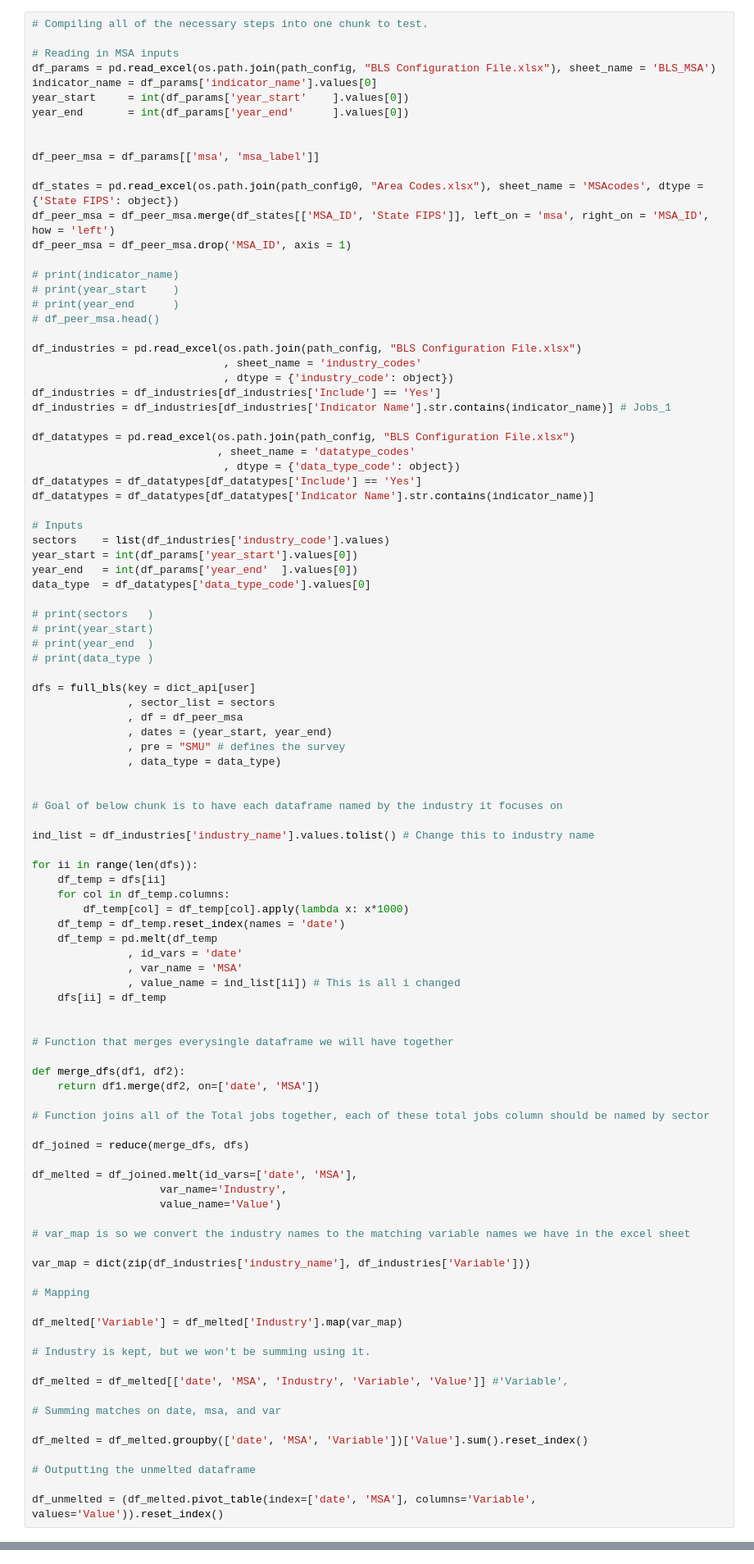
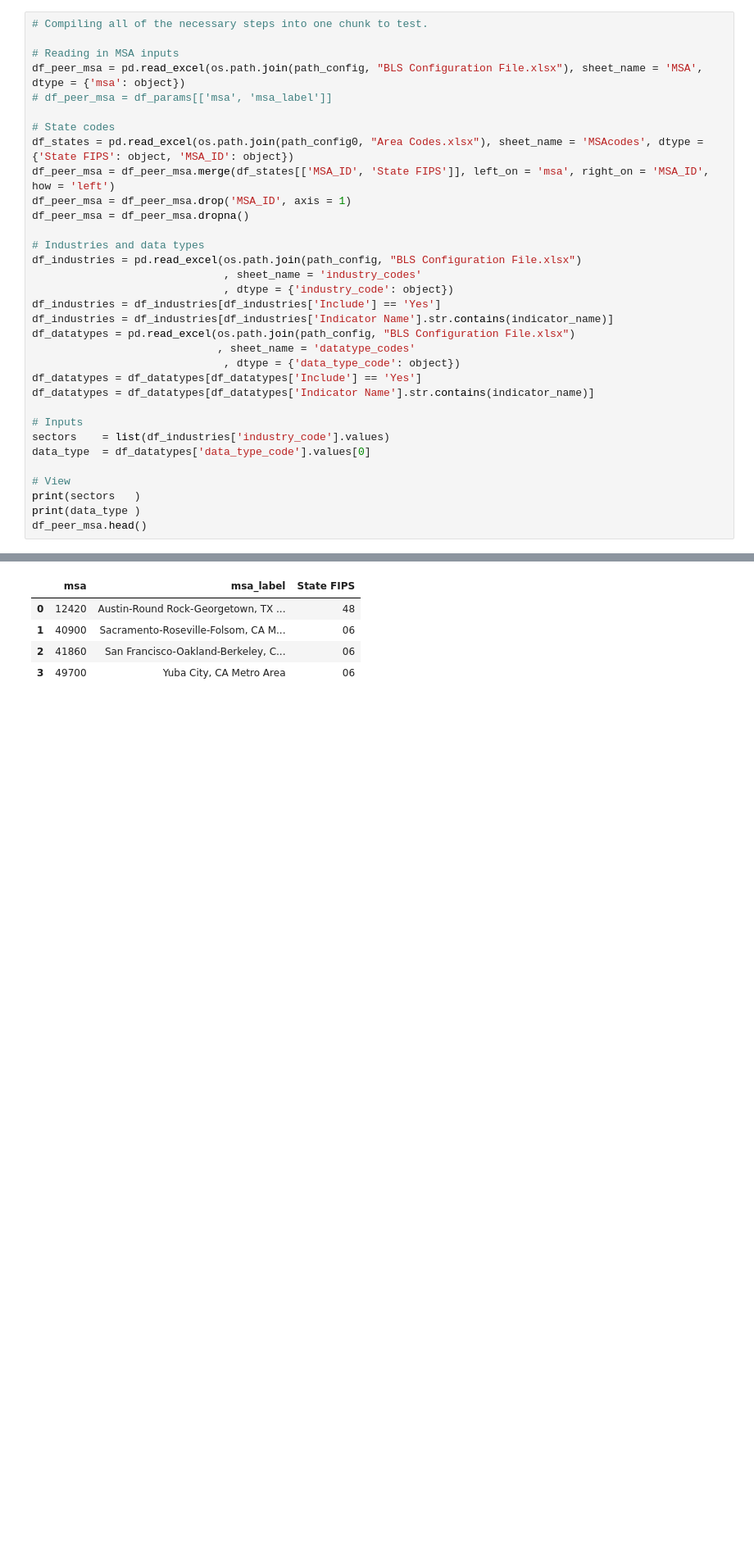
Before and after one commit to SACOG/Regional-Monitoring, a Jupyter notebook: Indicator_Gen/Python Code/BLS/BLS Queries.ipynb, the cells around one changed output, grey strips where cells are left out. Shown: that part at 82% size. Saved outputs shown, nothing was run; the diff lists cells and outputs as text; blank space fills up the shorter version.

```diff
--- a/Indicator_Gen/Python Code/BLS/BLS Queries.ipynb
+++ b/Indicator_Gen/Python Code/BLS/BLS Queries.ipynb
@@ -216,29 +110,21 @@ def full_bls(sector_list, df, dates, key, pre, data_type):
 # Compiling all of the necessary steps into one chunk to test.
 
 # Reading in MSA inputs
-df_params = pd.read_excel(os.path.join(path_config, "BLS Configuration File.xlsx"), sheet_name = 'BLS_MSA')
-indicator_name = df_params['indicator_name'].values[0]
-year_start     = int(df_params['year_start'    ].values[0])
-year_end       = int(df_params['year_end'      ].values[0])
+df_peer_msa = pd.read_excel(os.path.join(path_config, "BLS Configuration File.xlsx"), sheet_name = 'MSA', dtype = {'msa': object})
+# df_peer_msa = df_params[['msa', 'msa_label']]
 
-
-df_peer_msa = df_params[['msa', 'msa_label']]
-
-df_states = pd.read_excel(os.path.join(path_config0, "Area Codes.xlsx"), sheet_name = 'MSAcodes', dtype = {'State FIPS': object})
+# State codes
+df_states = pd.read_excel(os.path.join(path_config0, "Area Codes.xlsx"), sheet_name = 'MSAcodes', dtype = {'State FIPS': object, 'MSA_ID': object})
 df_peer_msa = df_peer_msa.merge(df_states[['MSA_ID', 'State FIPS']], left_on = 'msa', right_on = 'MSA_ID', how = 'left')
 df_peer_msa = df_peer_msa.drop('MSA_ID', axis = 1)
+df_peer_msa = df_peer_msa.dropna()
 
-# print(indicator_name)
-# print(year_start    )
-# print(year_end      )
-# df_peer_msa.head()
-
+# Industries and data types
 df_industries = pd.read_excel(os.path.join(path_config, "BLS Configuration File.xlsx")
                               , sheet_name = 'industry_codes'
                               , dtype = {'industry_code': object})
 df_industries = df_industries[df_industries['Include'] == 'Yes']
-df_industries = df_industries[df_industries['Indicator Name'].str.contains(indicator_name)] # Jobs_1
-
+df_industries = df_industries[df_industries['Indicator Name'].str.contains(indicator_name)]
 df_datatypes = pd.read_excel(os.path.join(path_config, "BLS Configuration File.xlsx")
                              , sheet_name = 'datatype_codes'
                               , dtype = {'data_type_code': object})
@@ -247,68 +133,10 @@ df_datatypes = df_datatypes[df_datatypes['Indicator Name'].str.contains(indicato
 
 # Inputs
 sectors    = list(df_industries['industry_code'].values)
-year_start = int(df_params['year_start'].values[0])
-year_end   = int(df_params['year_end'  ].values[0])
 data_type  = df_datatypes['data_type_code'].values[0]
 
-# print(sectors   )
-# print(year_start)
-# print(year_end  )
-# print(data_type )
-
-dfs = full_bls(key = dict_api[user]
-               , sector_list = sectors
-               , df = df_peer_msa
-               , dates = (year_start, year_end)
-               , pre = "SMU" # defines the survey
-               , data_type = data_type)
-
-
-# Goal of below chunk is to have each dataframe named by the industry it focuses on
-
-ind_list = df_industries['industry_name'].values.tolist() # Change this to industry name
-
-for ii in range(len(dfs)):
-    df_temp = dfs[ii]
-    for col in df_temp.columns:
-        df_temp[col] = df_temp[col].apply(lambda x: x*1000)
-    df_temp = df_temp.reset_index(names = 'date')
-    df_temp = pd.melt(df_temp
-               , id_vars = 'date'
-               , var_name = 'MSA'
-               , value_name = ind_list[ii]) # This is all i changed
-    dfs[ii] = df_temp
-
-
-# Function that merges everysingle dataframe we will have together
-
-def merge_dfs(df1, df2):
-    return df1.merge(df2, on=['date', 'MSA'])
-
-# Function joins all of the Total jobs together, each of these total jobs column should be named by sector
-
-df_joined = reduce(merge_dfs, dfs)
-
-df_melted = df_joined.melt(id_vars=['date', 'MSA'],
-                    var_name='Industry',
-                    value_name='Value')
-
-# var_map is so we convert the industry names to the matching variable names we have in the excel sheet
-
-var_map = dict(zip(df_industries['industry_name'], df_industries['Variable']))
-
-# Mapping
-
-df_melted['Variable'] = df_melted['Industry'].map(var_map)
-
-# Industry is kept, but we won't be summing using it.
-
-df_melted = df_melted[['date', 'MSA', 'Industry', 'Variable', 'Value']] #'Variable',
-
-# Summing matches on date, msa, and var
-
-df_melted = df_melted.groupby(['date', 'MSA', 'Variable'])['Value'].sum().reset_index()
-
-# Outputting the unmelted dataframe
-
-df_unmelted = (df_melted.pivot_table(index=['date', 'MSA'], columns='Variable', values='Value')).reset_index()
+# View
+print(sectors   )
+print(data_type )
+df_peer_msa.head()
+# %% [output]
@@ -314,0 +145,5 @@ df_unmelted = (df_melted.pivot_table(index=['date', 'MSA'], columns='Variable',
+|  | msa | msa_label | State FIPS |
+| 0 | 12420 | Austin-Round Rock-Georgetown, TX ... | 48 |
+| 1 | 40900 | Sacramento-Roseville-Folsom, CA M... | 06 |
+| 2 | 41860 | San Francisco-Oakland-Berkeley, C... | 06 |
+| 3 | 49700 | Yuba City, CA Metro Area | 06 |
```
Also changed, not shown: parts of 17 cells of this notebook, 4 other files.
